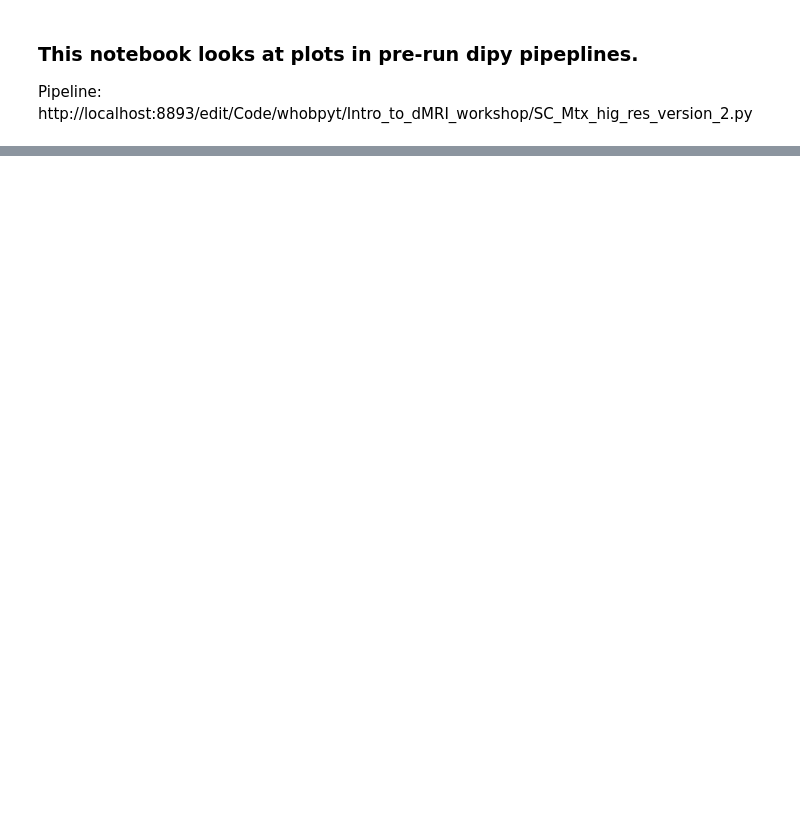
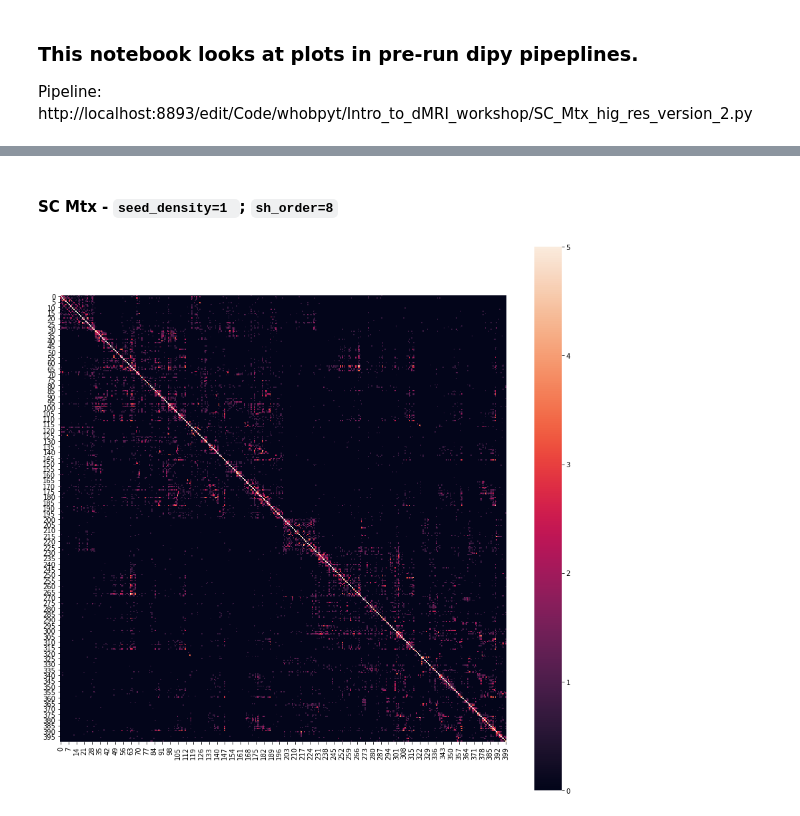
Before and after one commit to Shreyder93/whobpyt, a Jupyter notebook: scratch/tractography_SC_matrix_plots.ipynb, the cells around one changed output, grey strips where cells are left out. Cells and saved outputs as stored; diff of their text form; code cells hidden in the pictures; blank space fills up the shorter version.

```diff
--- a/scratch/tractography_SC_matrix_plots.ipynb
+++ b/scratch/tractography_SC_matrix_plots.ipynb
@@ -200,0 +99,2 @@ conn_mat = conn_mat[1:, 1:]
+# %%
+SC_mtx_d1_sh_order_8 = np.loadtxt(out_dir + '/sub_100307_stop_crit_thrsh_sh_order_8_SC_mtx_density_1.txt')
@@ -210,0 +132,9 @@ nplot.plot_roi(resampled_label_dat, dwi_img.slicer[:, :, :, 0])
+# %% [markdown]
+#### SC Mtx - `seed_density=1 `; `sh_order=8`
+# %%
+fig, ax = plt.subplots(figsize=(15,15))
+
+sns.heatmap(np.log1p(SC_mtx_d1_sh_order_8), ax=ax, vmax=5)
+ax.set_aspect('equal')
+# %% [output]
+[figure, added]
```
Also changed, not shown: parts of 55 cells of this notebook.
